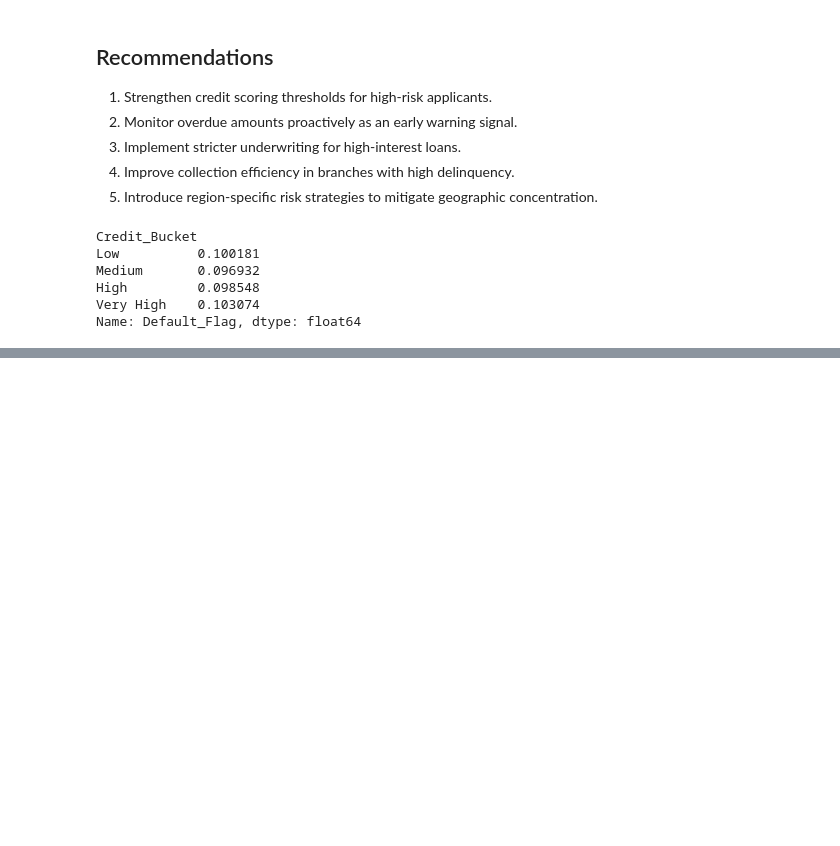
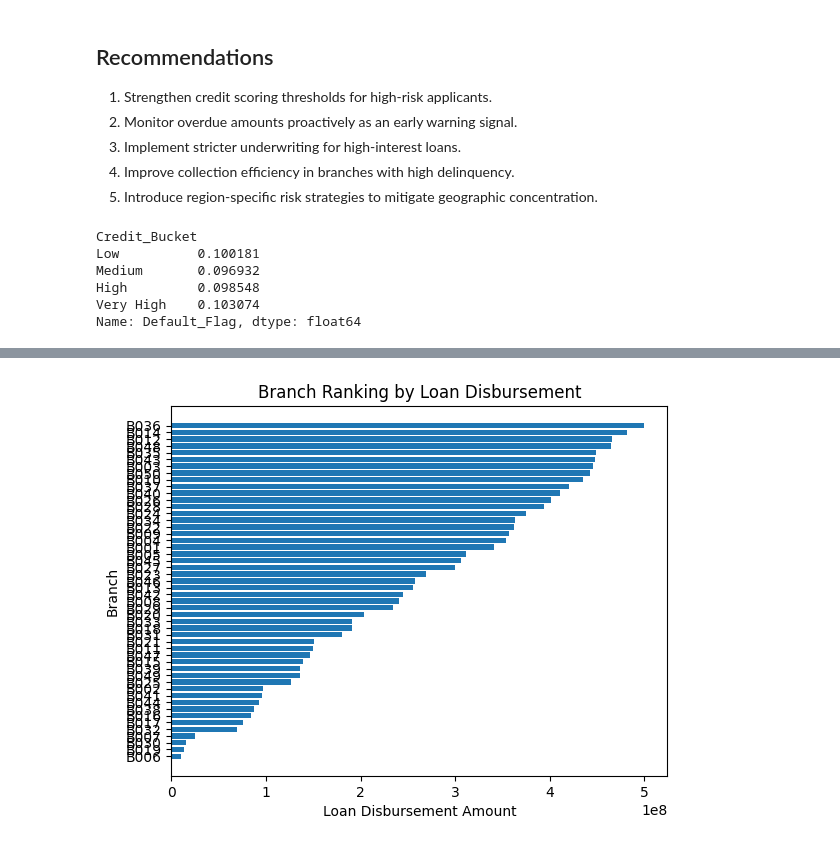
Before and after one commit to madhurmd/hero-fincorp-loan-analysis, a Jupyter notebook: notebooks/analysis.ipynb, the cells around one changed output, grey strips where cells are left out. Saved outputs shown, nothing was run; the diff lists cells and outputs as text; code cells hidden in the pictures; blank space fills up the shorter version.

Commit message:
Completed Task 4: Branch and Regional Performance

```diff
--- a/notebooks/analysis.ipynb
+++ b/notebooks/analysis.ipynb
@@ -479,0 +492,17 @@ Name: Default_Flag, dtype: float64
+# %%
+branch_df = branches.copy()
+
+# Create default proxy using delinquent loans ratio
+branch_df['Default_Rate'] = branch_df['Delinquent_Loans'] / branch_df['Total_Active_Loans']
+# %%
+top_disbursement = branch_df.sort_values(by='Loan_Disbursement_Amount', ascending=False)
+
+plt.figure()
+plt.barh(top_disbursement['Branch_ID'], top_disbursement['Loan_Disbursement_Amount'])
+plt.title("Branch Ranking by Loan Disbursement")
+plt.xlabel("Loan Disbursement Amount")
+plt.ylabel("Branch")
+plt.gca().invert_yaxis()
+plt.show()
+# %% [output]
+[figure, added]
```
Also changed, not shown: parts of 15 cells of this notebook.
